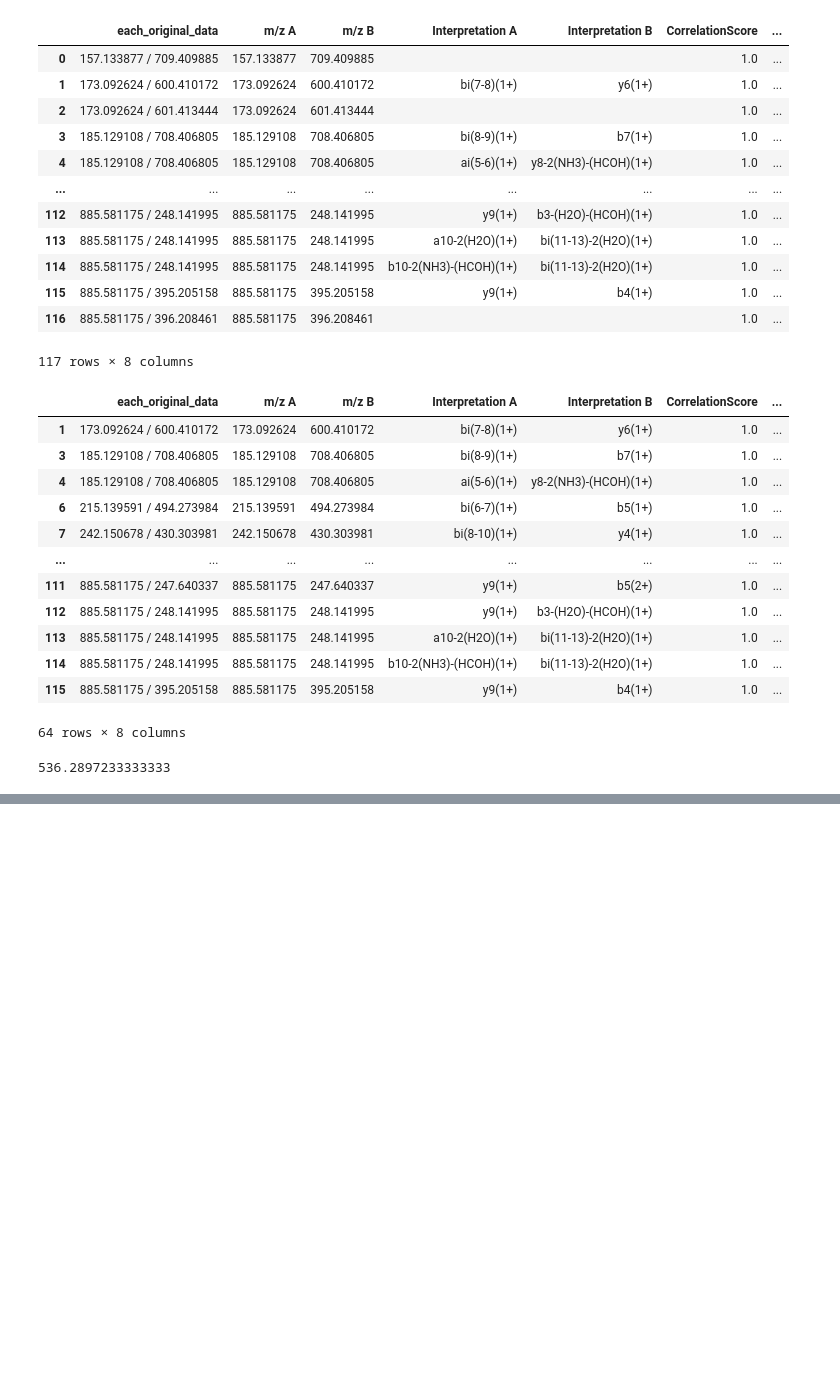
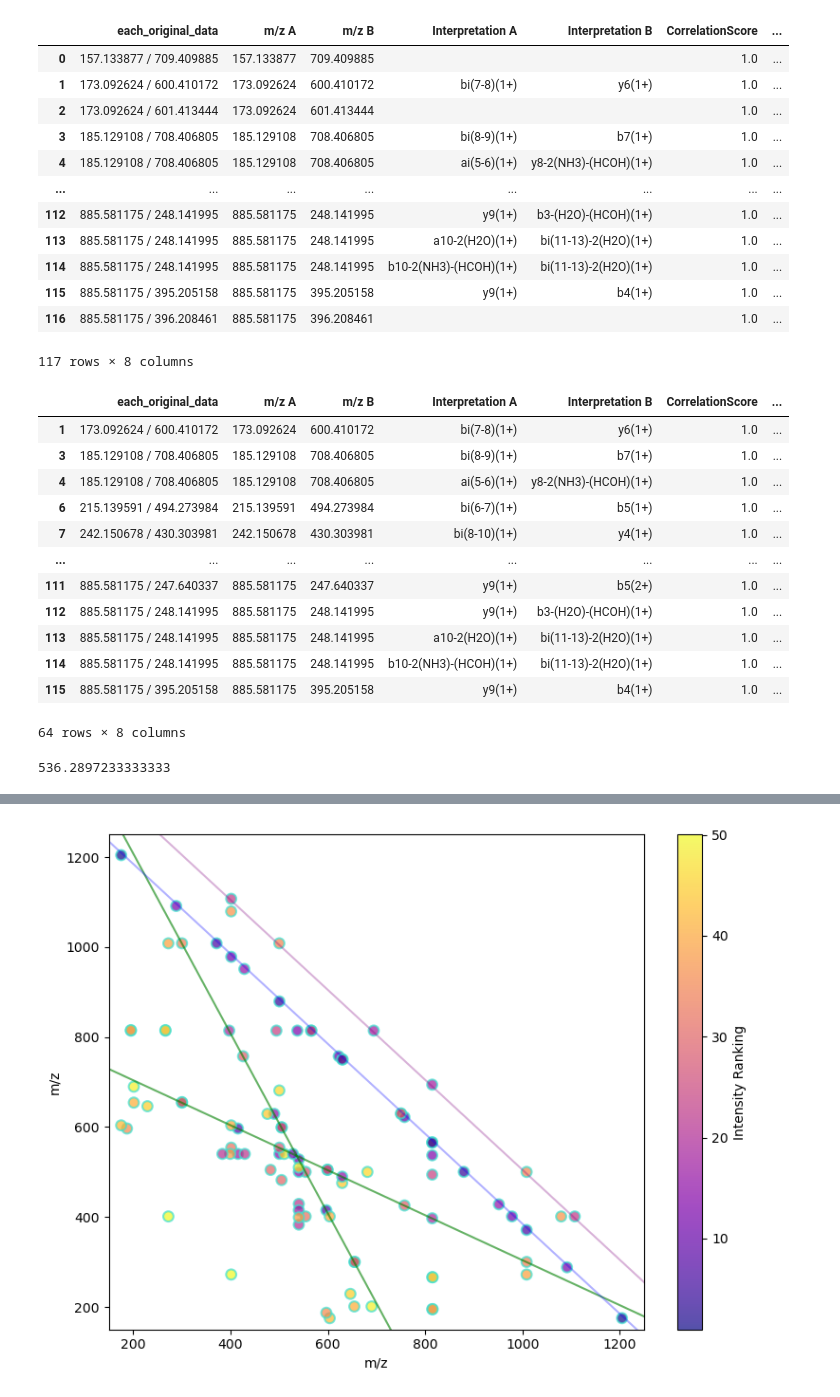
Before and after one commit to Kevinxsn/2D_spec_dict, a Jupyter notebook: anti_symmetric/notebook.ipynb, the cells around one changed output, grey strips where cells are left out. Drawn from its saved outputs; the diff is of its cells as text; code cells hidden in the pictures; blank space fills up the shorter version.

```diff
--- a/anti_symmetric/notebook.ipynb
+++ b/anti_symmetric/notebook.ipynb
@@ -3325,0 +3822,82 @@ peptide.Pep('[VEADIAGHGQEVLIR+3H]3+').pep_mass / 3
+# %%
+import matplotlib.pyplot as plt
+import numpy as np
+import pandas as pd
+
+# --- 1. Generate Dummy Data (Replace this with your actual data loading) ---
+# We are creating random data to simulate your 'm/z x', 'm/z y', and 'intensity' columns
+data = pd.read_csv('/Users/kevinmbp/Desktop/2D_spec_dict/paper/VEADIAGHGQEVLIR_3+.csv')
+
+
+
+data = {
+    'mz_x': data['m/z A'],
+    'mz_y': data['m/z B'],
+    'intensity': data['Intensity Ranking']
+}
+df = pd.DataFrame(data)
+df = pd.concat(
+    [
+        df.rename(columns={'mz_x': 'mz_a', 'mz_y': 'mz_b'}),
+        df.rename(columns={'mz_x': 'mz_b', 'mz_y': 'mz_a'})
+    ],
+    ignore_index=True
+)
+
+df = df.rename(columns={'mz_a': 'mz_x', 'mz_b': 'mz_y'})
+plt.figure(figsize=(8, 6), dpi=100)
+
+# --- 3. Create the Scatter Plot ---
+# c: maps the 'intensity' column to color
+# cmap: 'plasma' matches the purple-to-yellow gradient in your image
+# edgecolors: sets the teal/green outline around each dot
+# linewidths: makes that outline visible
+# alpha: adds slight transparency so overlapping points are visible
+scatter = plt.scatter(
+    df['mz_x'],
+    df['mz_y'],
+    c=df['intensity'],
+    cmap='plasma',
+    s=60,               # Size of dots
+    alpha=0.7,          # Transparency
+    edgecolors='#40E0D0', # A teal hex color (Turquoise)
+    linewidths=1.5      # Thickness of the ring
+)
+
+# --- 4. Add the Diagonal Lines ---
+# Your image shows lines with negative slope (y = -x + C).
+# We generate x-values to plot these lines across the graph.
+# 4. Add the Custom Lines
+x_line = np.linspace(0, 1400, 100) # Extend range slightly to cover full view
+
+# Line 1: 2x + y = 1608 -> y = 1608 - 2x
+plt.plot(x_line, 1608 - 2*x_line,
+         color='green', alpha=0.6, label='2x + y = 1608')
+
+# Line 2: x + 2y = 1608 -> y = 804 - 0.5x
+plt.plot(x_line, 804 - 0.5*x_line,
+         color='green', alpha=0.6, label='x + 2y = 1608')
+
+plt.plot(x_line, -1*x_line + 1505, color='purple', alpha=0.3)
+plt.plot(x_line, -1*x_line + 1385, color='blue', alpha=0.3)
+#plt.plot(x_line, -1*x_line + 1608.86917, linestyle='--', color='grey', alpha=0.3)
+
+# If you actually needed 'Neutral Loss' lines (slope +1), you would use:
+# plt.plot(x_line, x_line - 200, ...)
+
+# --- 5. Formatting & Labels ---
+plt.colorbar(scatter, label='Intensity Ranking') # Adds the color scale bar on the right
+plt.xlabel('m/z')
+plt.ylabel('m/z')
+
+# Set limits to match your example
+plt.xlim(150, 1250)
+plt.ylim(150, 1250)
+
+# Clean up layout
+plt.grid(False) # The example image does not use a grid
+plt.tight_layout()
+
+plt.show()
+# %% [output]
+[figure, added]
```
Also changed, not shown: parts of 63 cells of this notebook, 46 other files.
